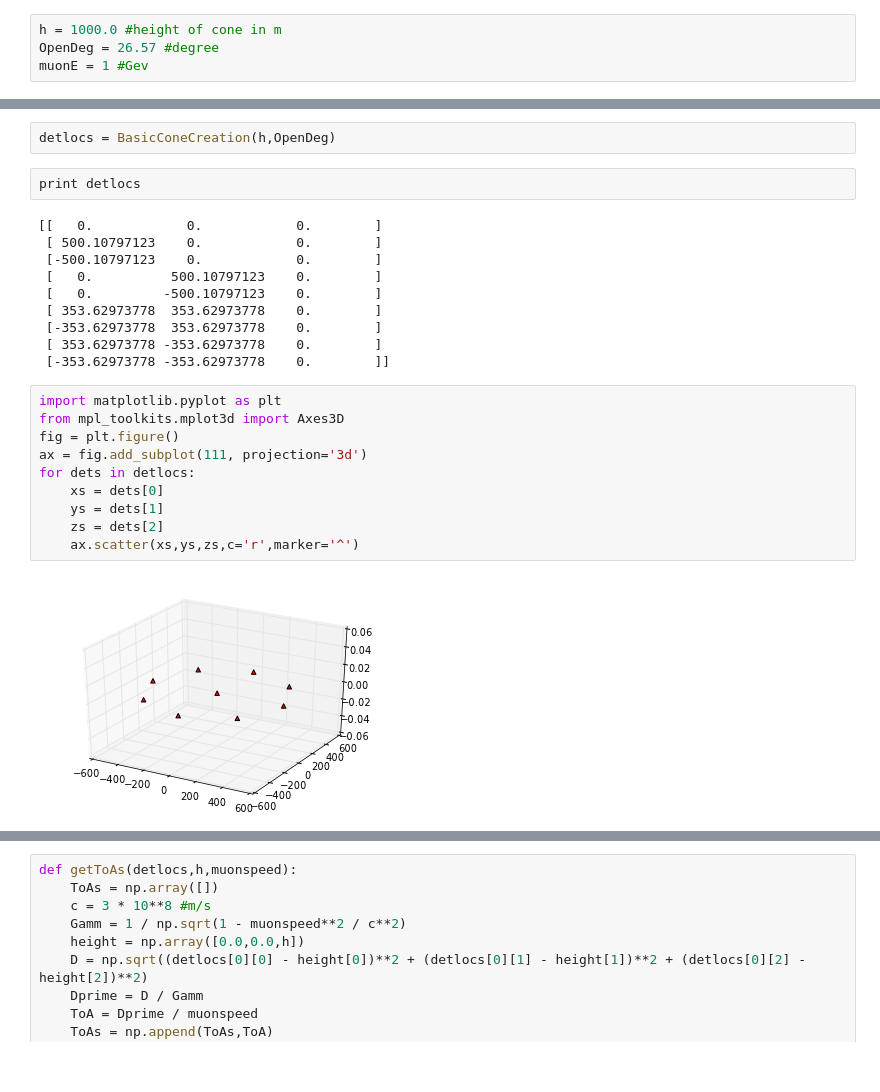
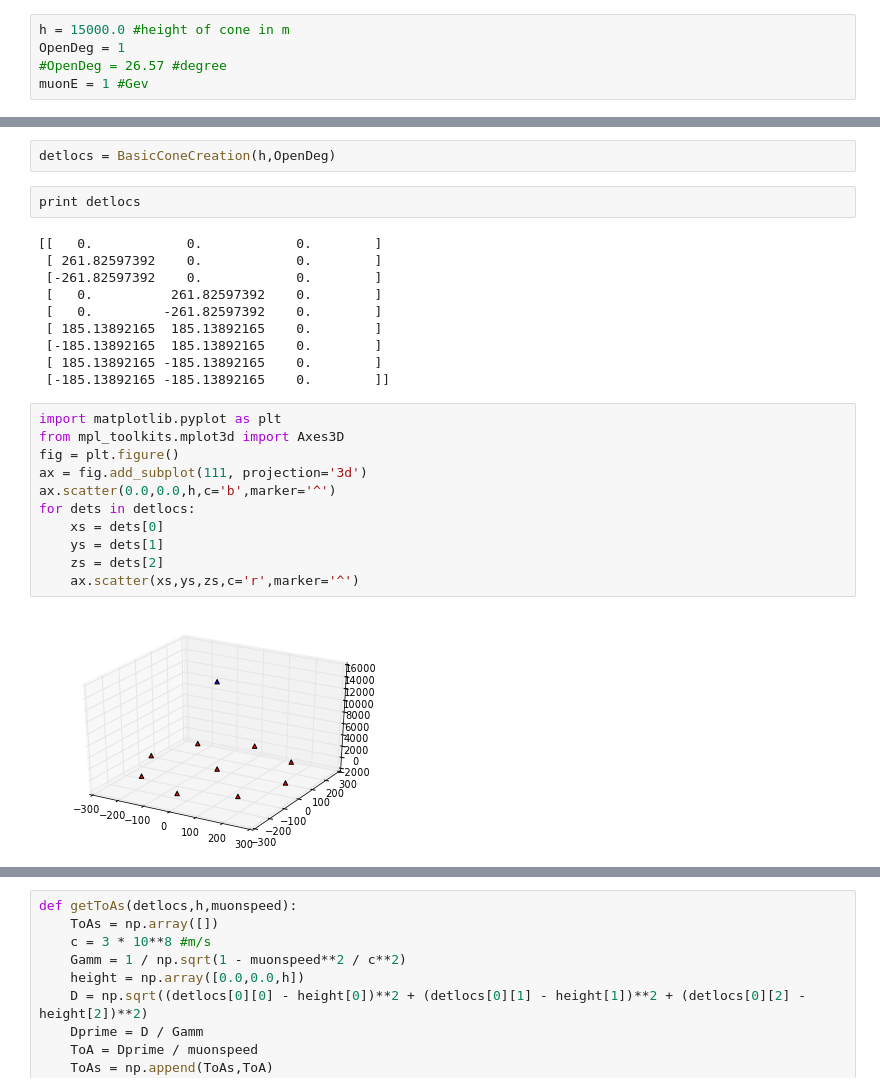
Before and after one commit to bhnorris/PHYS202-S13, a Jupyter notebook: Project/SuperSimple.ipynb, the cells around one changed output, grey strips where cells are left out. Cells and saved outputs as stored; diff of their text form.

```diff
--- a/Project/SuperSimple.ipynb
+++ b/Project/SuperSimple.ipynb
@@ -1,8 +1,9 @@
 # %%
 import numpy as np
 # %%
-h = 1000.0 #height of cone in m
-OpenDeg = 26.57 #degree
+h = 15000.0 #height of cone in m
+OpenDeg = 1
+#OpenDeg = 26.57 #degree
 muonE = 1 #Gev
 # %%
 def GetMuonSpeed(energy):
@@ -92,26 +93,27 @@ detlocs = BasicConeCreation(h,OpenDeg)
 print detlocs
 # %% [output]
 [[   0.            0.            0.        ]
- [ 500.10797123    0.            0.        ]
- [-500.10797123    0.            0.        ]
- [   0.          500.10797123    0.        ]
- [   0.         -500.10797123    0.        ]
- [ 353.62973778  353.62973778    0.        ]
- [-353.62973778  353.62973778    0.        ]
- [ 353.62973778 -353.62973778    0.        ]
- [-353.62973778 -353.62973778    0.        ]]
+ [ 261.82597392    0.            0.        ]
+ [-261.82597392    0.            0.        ]
+ [   0.          261.82597392    0.        ]
+ [   0.         -261.82597392    0.        ]
+ [ 185.13892165  185.13892165    0.        ]
+ [-185.13892165  185.13892165    0.        ]
+ [ 185.13892165 -185.13892165    0.        ]
+ [-185.13892165 -185.13892165    0.        ]]
 # %%
 import matplotlib.pyplot as plt
 from mpl_toolkits.mplot3d import Axes3D
 fig = plt.figure()
 ax = fig.add_subplot(111, projection='3d')
+ax.scatter(0.0,0.0,h,c='b',marker='^')
 for dets in detlocs:
     xs = dets[0]
     ys = dets[1]
     zs = dets[2]
     ax.scatter(xs,ys,zs,c='r',marker='^')
 # %% [output]
-[figure, old version]
+[figure, new version]
 # %%
 for det in detlocs:
     plot(det[0],det[1],'.')
```
Also changed, not shown: parts of 9 cells of this notebook.
